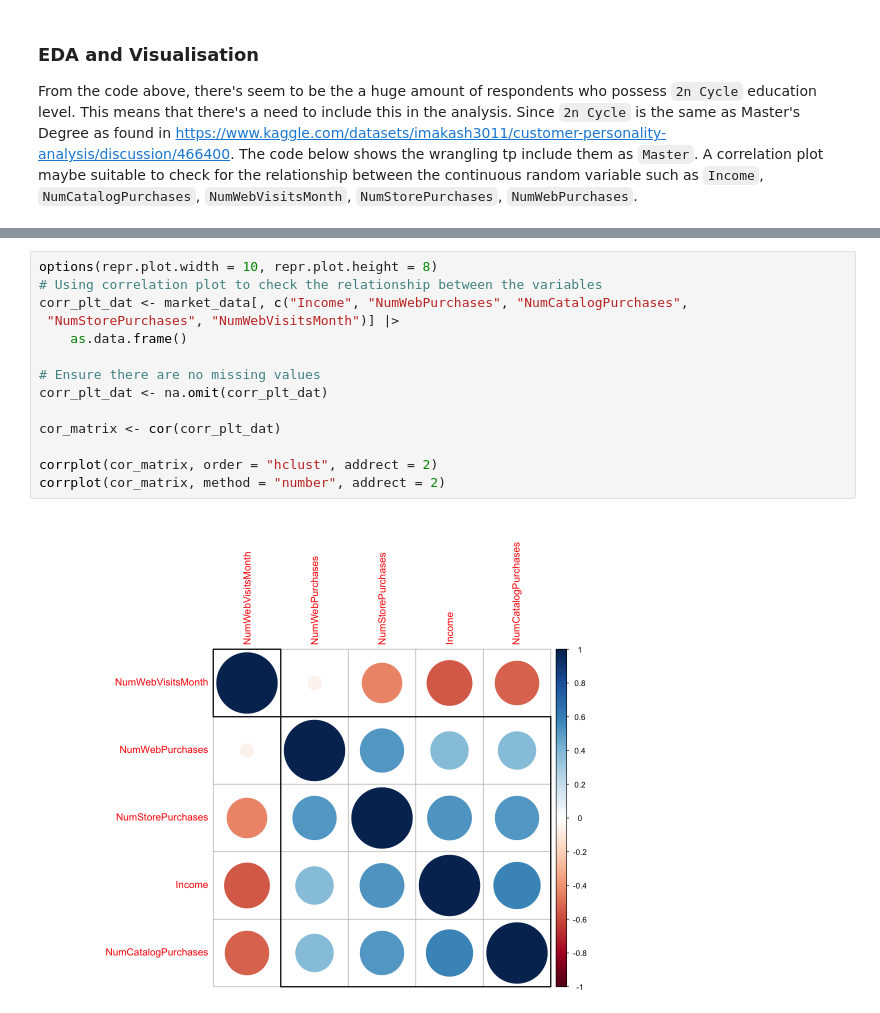
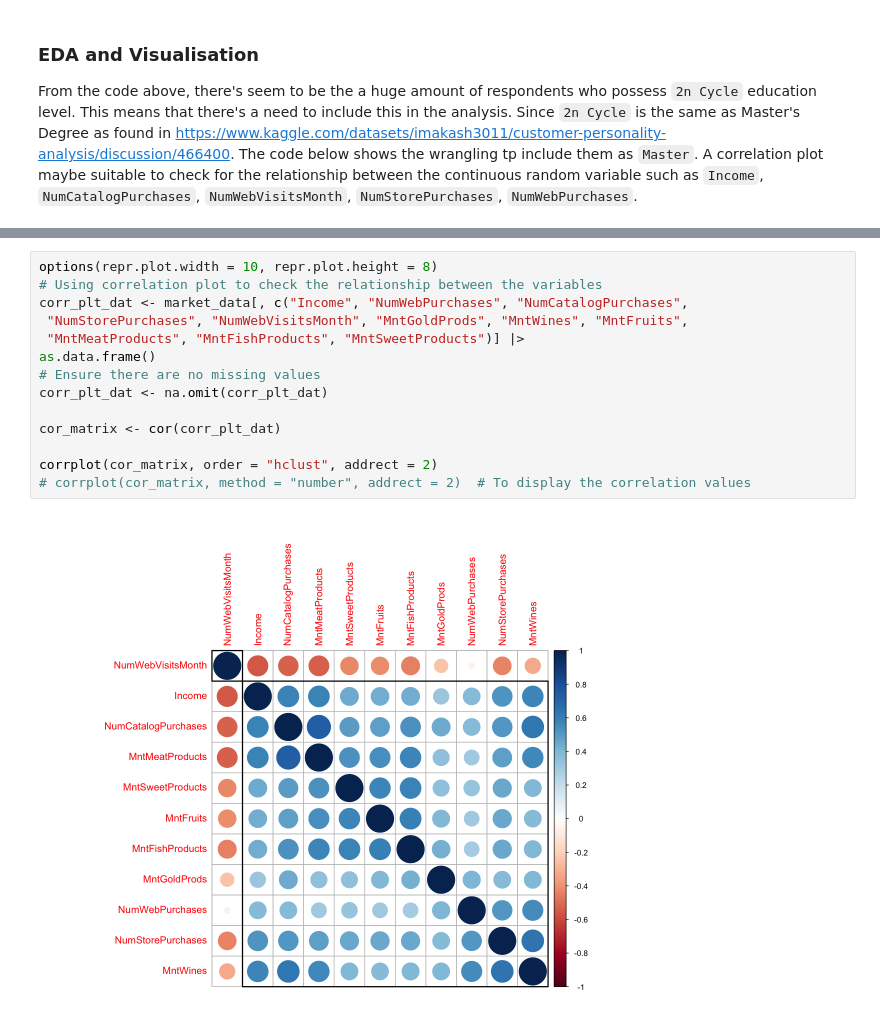
Before and after one commit to DrakenRaptor/STAT301_ProjectGrp26, a Jupyter notebook: Individual Assignment (Project).ipynb, the cells around one changed output, grey strips where cells are left out. Drawn from its saved outputs; the diff is of its cells as text.

```diff
--- a/Individual Assignment (Project).ipynb
+++ b/Individual Assignment (Project).ipynb
@@ -195,16 +193,16 @@ A correlation plot maybe suitable to check for the relationship between the cont
 # %%
 options(repr.plot.width = 10, repr.plot.height = 8)
 # Using correlation plot to check the relationship between the variables
 corr_plt_dat <- market_data[, c("Income", "NumWebPurchases", "NumCatalogPurchases",
- "NumStorePurchases", "NumWebVisitsMonth")] |>
-    as.data.frame()
-
+ "NumStorePurchases", "NumWebVisitsMonth", "MntGoldProds", "MntWines", "MntFruits",
+ "MntMeatProducts", "MntFishProducts", "MntSweetProducts")] |>
+as.data.frame()
 # Ensure there are no missing values
 corr_plt_dat <- na.omit(corr_plt_dat)
 
 cor_matrix <- cor(corr_plt_dat)
 
 corrplot(cor_matrix, order = "hclust", addrect = 2)
-corrplot(cor_matrix, method = "number", addrect = 2)
+# corrplot(cor_matrix, method = "number", addrect = 2)  # To display the correlation values
 # %% [output]
-[figure, old version]
+[figure, new version]
```
Also changed, not shown: parts of 12 cells of this notebook.
